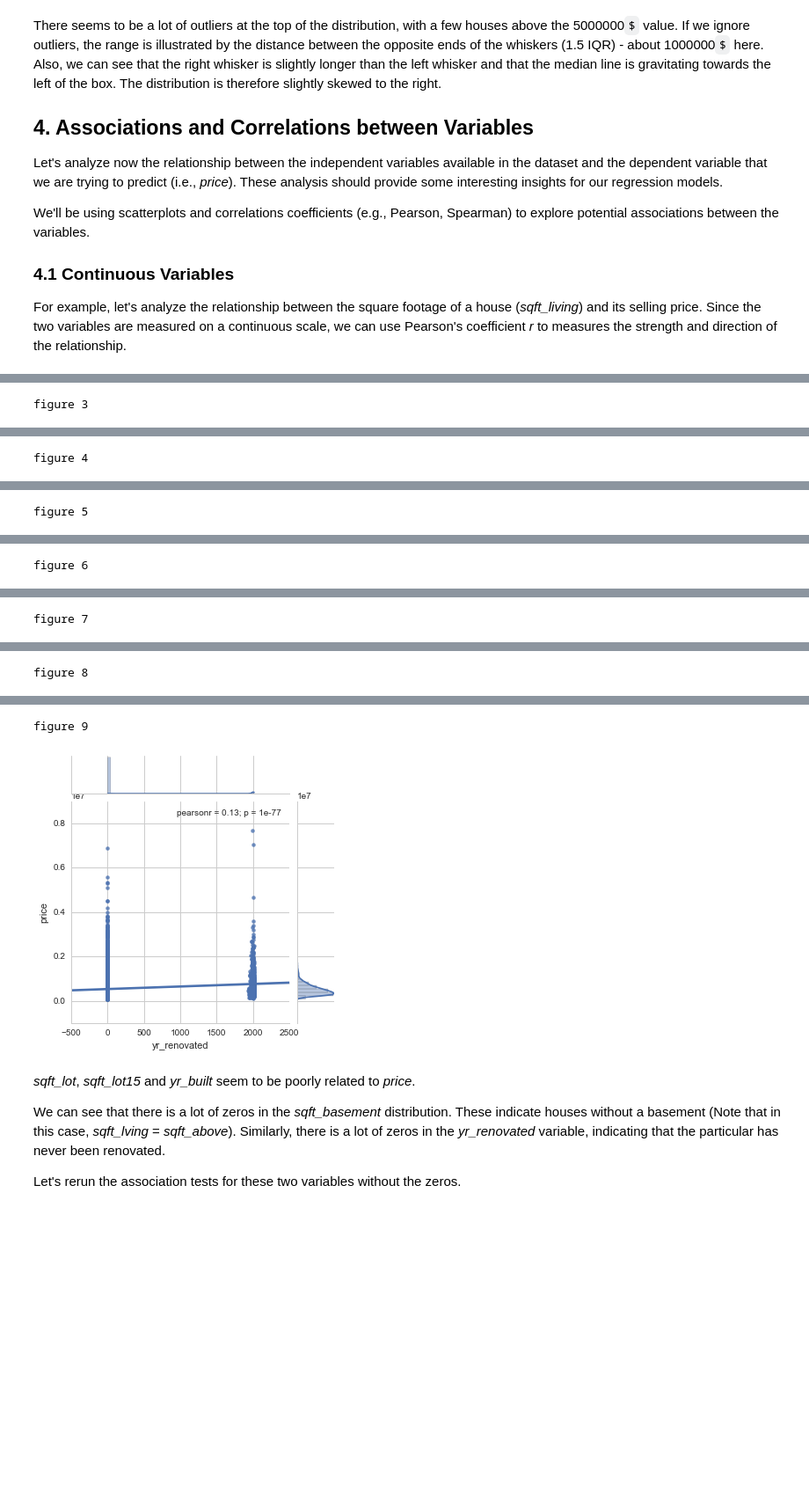
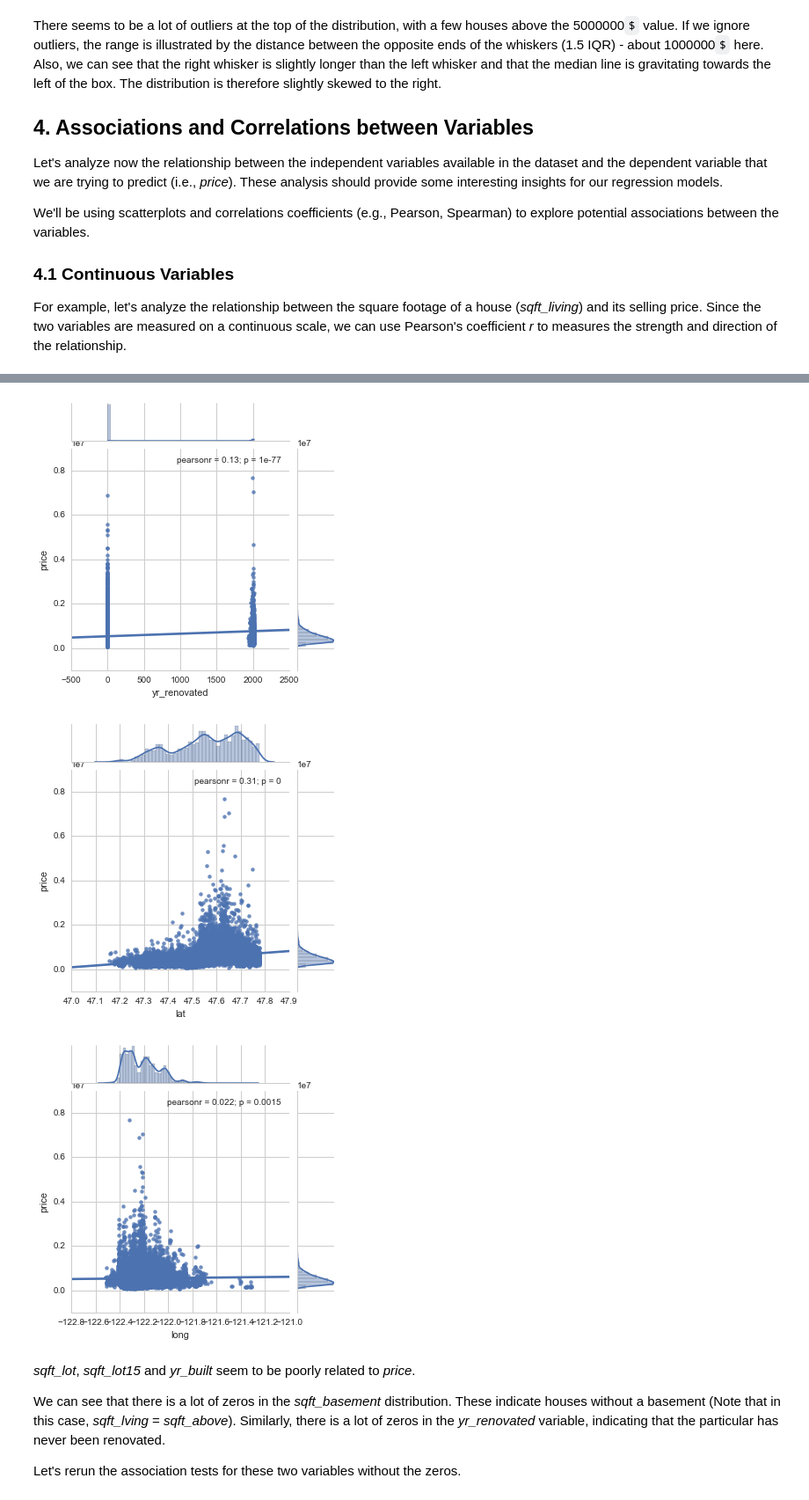
Before and after one commit to harlfoxem/House_Price_Prediction, a Jupyter notebook: House_Price_Prediction_Part1.ipynb, the cells around one changed output, grey strips where cells are left out. Shown at 88% size. Saved outputs shown, nothing was run; the diff lists cells and outputs as text; code cells hidden in the pictures; blank space fills up the shorter version.

```diff
--- a/House_Price_Prediction_Part1.ipynb
+++ b/House_Price_Prediction_Part1.ipynb
@@ -103,0 +146,12 @@ data.describe(include='all')
+# %%
+zipcode_data = data.groupby('zipcode').aggregate(np.mean)
+zipcode_data.reset_index(inplace=True)
+
+data['count'] = 1
+count_houses_zipcode = data.groupby('zipcode').sum()
+count_houses_zipcode.reset_index(inplace=True)
+count_houses_zipcode = count_houses_zipcode[['zipcode','count']]
+data.drop(['count'], axis = 1, inplace = True)
+
+zipcode_data = pd.merge(zipcode_data, count_houses_zipcode, how='left', on=['zipcode'])
+zipcode_data.head(2)
@@ -157,41 +254,25 @@ IPython.OutputArea.auto_scroll_threshold = 9999;
 [interactive output not drawn]
 # %%
 sns.jointplot(x="sqft_lot", y="price", data=data, kind = 'reg', size = 5)
-print 'figure 3'
+sns.jointplot(x="sqft_above", y="price", data=data, kind = 'reg', size = 5)
+sns.jointplot(x="sqft_basement", y="price", data=data, kind = 'reg', size = 5)
+sns.jointplot(x="sqft_living15", y="price", data=data, kind = 'reg', size = 5)
+sns.jointplot(x="sqft_lot15", y="price", data=data, kind = 'reg', size = 5)
+sns.jointplot(x="yr_built", y="price", data=data, kind = 'reg', size = 5)
+sns.jointplot(x="yr_renovated", y="price", data=data, kind = 'reg', size = 5)
+sns.jointplot(x="lat", y="price", data=data, kind = 'reg', size = 5)
+sns.jointplot(x="long", y="price", data=data, kind = 'reg', size = 5)
 plt.show()
-sns.jointplot(x="sqft_above", y="price", data=data, kind = 'reg', size = 5)
-print 'figure 4'
-plt.show()
-sns.jointplot(x="sqft_basement", y="price", data=data, kind = 'reg', size = 5)
-print 'figure 5'
-plt.show()
-sns.jointplot(x="sqft_living15", y="price", data=data, kind = 'reg', size = 5)
-print 'figure 6'
-plt.show()
-sns.jointplot(x="sqft_lot15", y="price", data=data, kind = 'reg', size = 5)
-print 'figure 7'
-plt.show()
-sns.jointplot(x="yr_built", y="price", data=data, kind = 'reg', size = 5)
-print 'figure 8'
-plt.show()
-sns.jointplot(x="yr_renovated", y="price", data=data, kind = 'reg', size = 5)
-print 'figure 9'
-plt.show()
 # %% [output]
-figure 3
 [figure]
-figure 4
 [figure]
-figure 5
 [figure]
-figure 6
 [figure]
-figure 7
 [figure]
-figure 8
 [figure]
-figure 9
 [figure]
+[figure, added]
+[figure, added]
 # %% [markdown]
 *sqft_lot*, *sqft_lot15* and *yr_built* seem to be poorly related to *price*.
 
```
Also changed, not shown: parts of 33 cells of this notebook.
